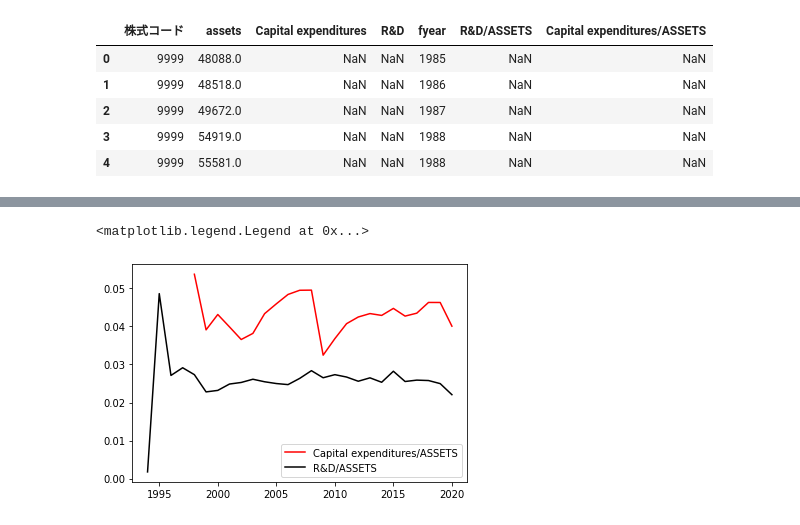
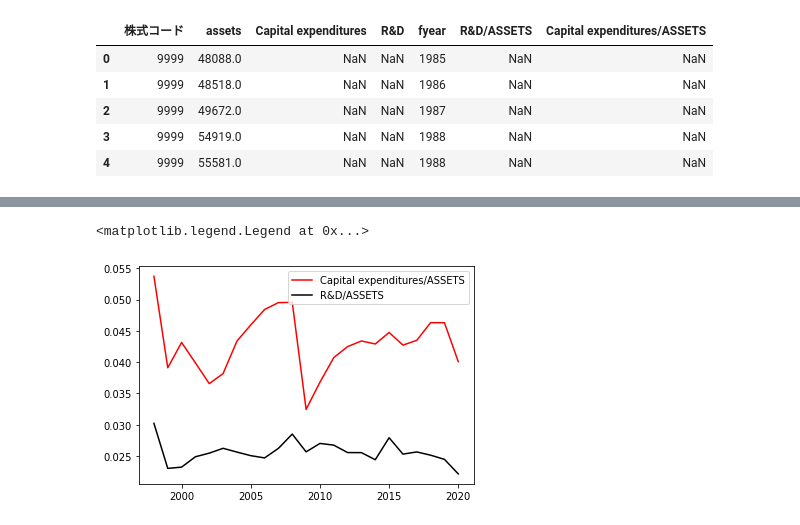
Before and after one commit to tsenga2/keio-senga-seminar, a Jupyter notebook: fig2_datafull.ipynb, the cells around one changed output, grey strips where cells are left out. Cells and saved outputs as stored; diff of their text form; code cells hidden in the pictures.

```diff
--- a/fig2_datafull.ipynb
+++ b/fig2_datafull.ipynb
@@ -88,3 +88,6 @@ a1.head()
 | 2 | 9999 | 49672.0 | NaN | NaN | 1987 | NaN | NaN |
 | 3 | 9999 | 54919.0 | NaN | NaN | 1988 | NaN | NaN |
 | 4 | 9999 | 55581.0 | NaN | NaN | 1988 | NaN | NaN |
+# %%
+a1 = a1.dropna(how='all').dropna(how='all', axis=1)
+print(a1)
@@ -90,0 +132,3 @@ a1.head()
+# %%
+a1.dropna(subset=['Capital expenditures'], inplace=True)
+print(a1)
@@ -126,8 +183,8 @@ grouped
 # %%
-c=list(range(1973,2021))
+c=list(range(1998,2021))
 plt.plot(c, grouped['Capital expenditures/ASSETS'],c='r',label='Capital expenditures/ASSETS')
 plt.plot(c, grouped['R&D/ASSETS'],c='k',label='R&D/ASSETS')
 plt.legend()
 # %% [output]
 <matplotlib.legend.Legend at 0x...>
-[figure, old version]
+[figure, new version]
```
Also changed, not shown: parts of 5 cells of this notebook.
